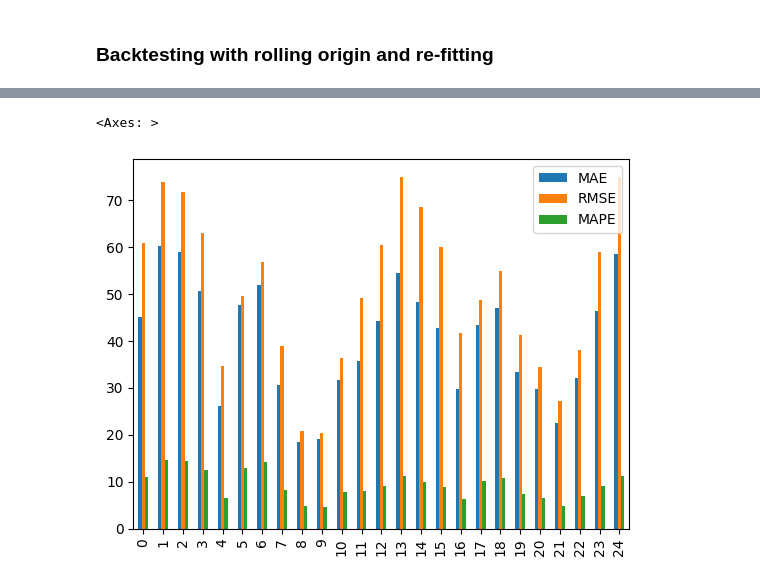
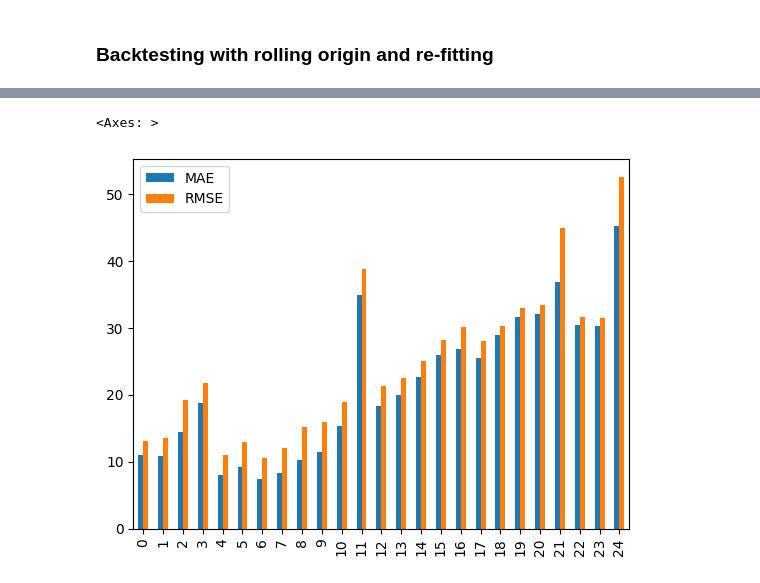
Before and after one commit to karl-richter/ModularProphet, a Jupyter notebook: forecaster.ipynb, the cells around one changed output, grey strips where cells are left out. Saved outputs shown, nothing was run; the diff lists cells and outputs as text; code cells hidden in the pictures.

Commit message:
updated evaluation notebook

```diff
--- a/forecaster.ipynb
+++ b/forecaster.ipynb
@@ -31,8 +15,9 @@ config = ConfigFactory.parse_string(json.dumps({
 # %%
 m = ModularProphet(
-    Additive(
+    Sequential(
         Trend(),
-        LaggedNet(n_lags=5)
+        FourierSeasonality("yearly", period=365.25, series_order = 5, growth="linear"),
+        #LaggedNet(n_lags=5)
     )
 )
 m
@@ -46,2 +24,2 @@ Model(
 # %%
-m.fit(df, config, n_forecasts=10)
+m.fit(df, n_forecasts=10, learning_rate=0.1)
@@ -158,0 +97,26 @@ HPU available: False, using: 0 HPUs
+# %%
+n_forecasts = 10
+n_lags = 0
+holdout = 44
+seasonal_cycle = 12
+num_splits = (holdout - 2 * n_forecasts) + 1
+metrics = {}
+predictions = []
+
+for i in range(0, num_splits):
+    train_df, eval_df, y = split_data(df, i, holdout, n_forecasts, n_lags)
+    m = ModularProphet(
+        Sequential(
+            Trend(),
+            FourierSeasonality("yearly", period=365.25, series_order = 5, growth="linear"), # growth="linear" #multiply_with="Trend"
+            #LaggedNet(n_lags=n_lags)
+        )
+    )
+    m.fit(train_df, n_forecasts=10, learning_rate=0.1) # optimizer="adam",
+    # Evaluation
+    _, _, y_hat, _ = m.predict(eval_df)
+    prediction = y_hat.squeeze(0)
+    predictions.append(np.pad(prediction, (i, num_splits-i), mode="constant", constant_values=(np.nan)))
+    # Metrics
+    naive, seasonal_naive = naive_forecasts(train_df, seasonal_cycle, n_forecasts)
+    metrics[i] = calculate_metrics(y, prediction, naive, seasonal_naive)
@@ -159,5 +168,5 @@ HPU available: False, using: 0 HPUs
 # %%
-pd.DataFrame(metrics).T[["MAE", "RMSE", "MAPE"]].plot.bar()
+pd.DataFrame(metrics).T[["MAE", "RMSE"]].plot.bar()
 # %% [output]
 <Axes: >
-[figure, old version]
+[figure, new version]
```
Also changed, not shown: parts of 21 cells of this notebook.
